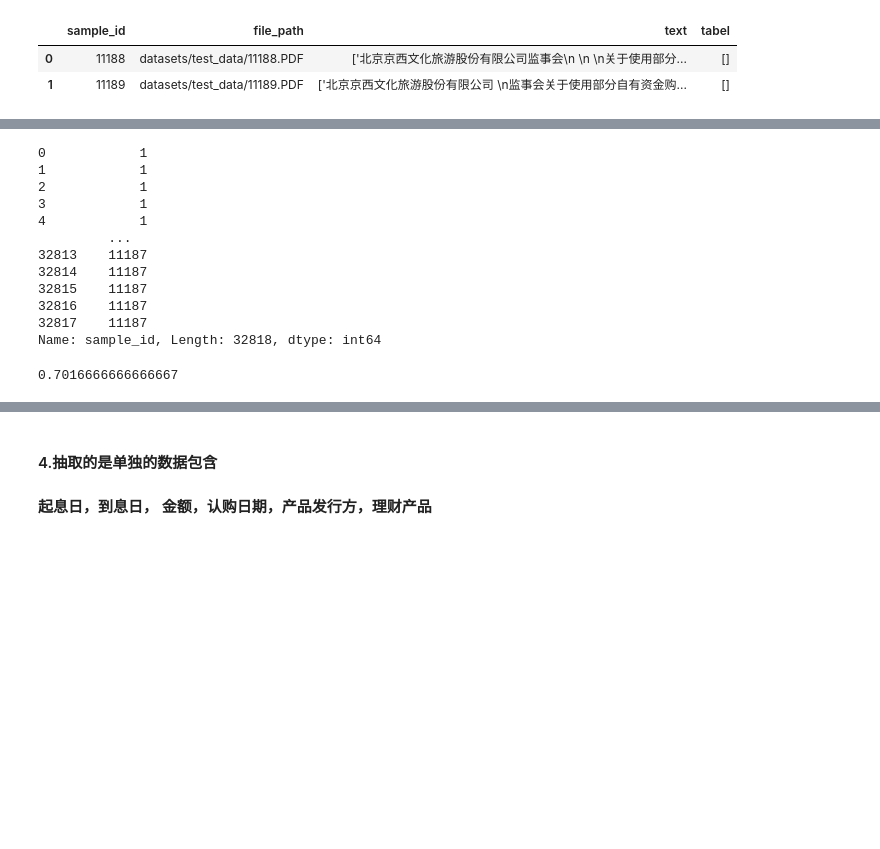
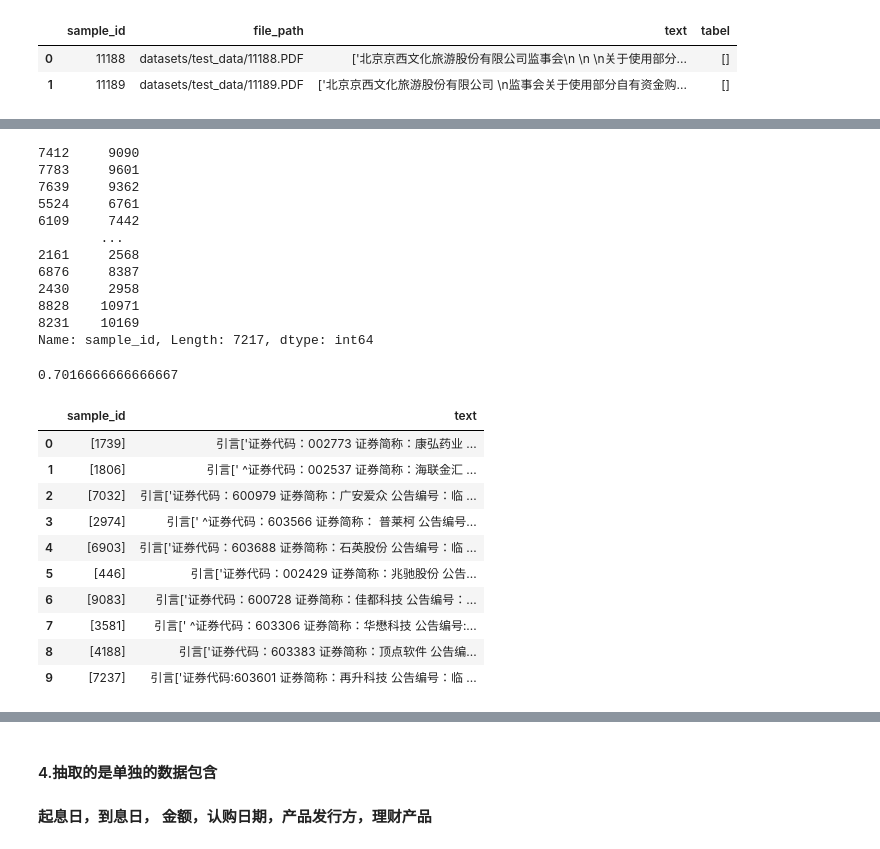
Before and after one commit to lsqlhl5862/baseline_qqcywdj, a Jupyter notebook: yzw/baseline-yzw.ipynb, the cells around one changed output, grey strips where cells are left out. Saved outputs shown, nothing was run; the diff lists cells and outputs as text; code cells hidden in the pictures; blank space fills up the shorter version.

```diff
--- a/yzw/baseline-yzw.ipynb
+++ b/yzw/baseline-yzw.ipynb
@@ -147,18 +147,18 @@ test_time = test_df.progress_apply(lambda row: get_put_time_from_text(row['text'
 # %%
-train_outputs['sample_id']
+train_df['sample_id']
 # %% [output]
-0            1
-1            1
-2            1
-3            1
-4            1
-         ...
-32813    11187
-32814    11187
-32815    11187
-32816    11187
-32817    11187
-Name: sample_id, Length: 32818, dtype: int64
+7412     9090
+7783     9601
+7639     9362
+5524     6761
+6109     7442
+        ...
+2161     2568
+6876     8387
+2430     2958
+8828    10971
+8231    10169
+Name: sample_id, Length: 7217, dtype: int64
 # %%
 # 抽取购买公司
 # 前几句话出现
@@ -185,0 +298,33 @@ np.sum(val_gm['predict_gm'].astype(str) == val_gm['gm'].astype(str))/len(val_gm)
+# %%
+#val_judge_title_result.head(100)
+sample_id=val_judge_title_result['sample_id'].drop_duplicates()
+text_list=[]
+text_sampleid_list=[]
+content_df=pd.DataFrame()
+for i in tqdm(sample_id):
+    text_df=val_judge_title_result[val_judge_title_result['sample_id']==i]
+  #  text_df.iloc[0,5]
+    #text_df
+    n=len(text_df)
+    text_sampleid_list.append([i])
+    text=''
+    for y in range(0,n):
+        text=text+text_df.iloc[y,1]+text_df.iloc[y,5]
+    #text
+    text_list.append(text)
+content_df['sample_id']=text_sampleid_list
+content_df['text']=text_list
+content_df.head(10)
+    #print(i)
+# %% [output]
+|  | sample_id | text |
+| 0 | [1739] | 引言['证券代码：002773 证券简称：康弘药业 ... |
+| 1 | [1806] | 引言[' ^证券代码：002537 证券简称：海联金汇 ... |
+| 2 | [7032] | 引言['证券代码：600979 证券简称：广安爱众 公告编号：临 ... |
+| 3 | [2974] | 引言[' ^证券代码：603566 证券简称： 普莱柯 公告编号... |
+| 4 | [6903] | 引言['证券代码：603688 证券简称：石英股份 公告编号：临 ... |
+| 5 | [446] | 引言['证券代码：002429 证券简称：兆驰股份 公告... |
+| 6 | [9083] | 引言['证券代码：600728 证券简称：佳都科技 公告编号：... |
+| 7 | [3581] | 引言[' ^证券代码：603306 证券简称：华懋科技 公告编号:... |
+| 8 | [4188] | 引言['证券代码：603383 证券简称：顶点软件 公告编... |
+| 9 | [7237] | 引言['证券代码:603601 证券简称：再升科技 公告编号：临 ... |
```
Also changed, not shown: parts of 11 cells of this notebook.
